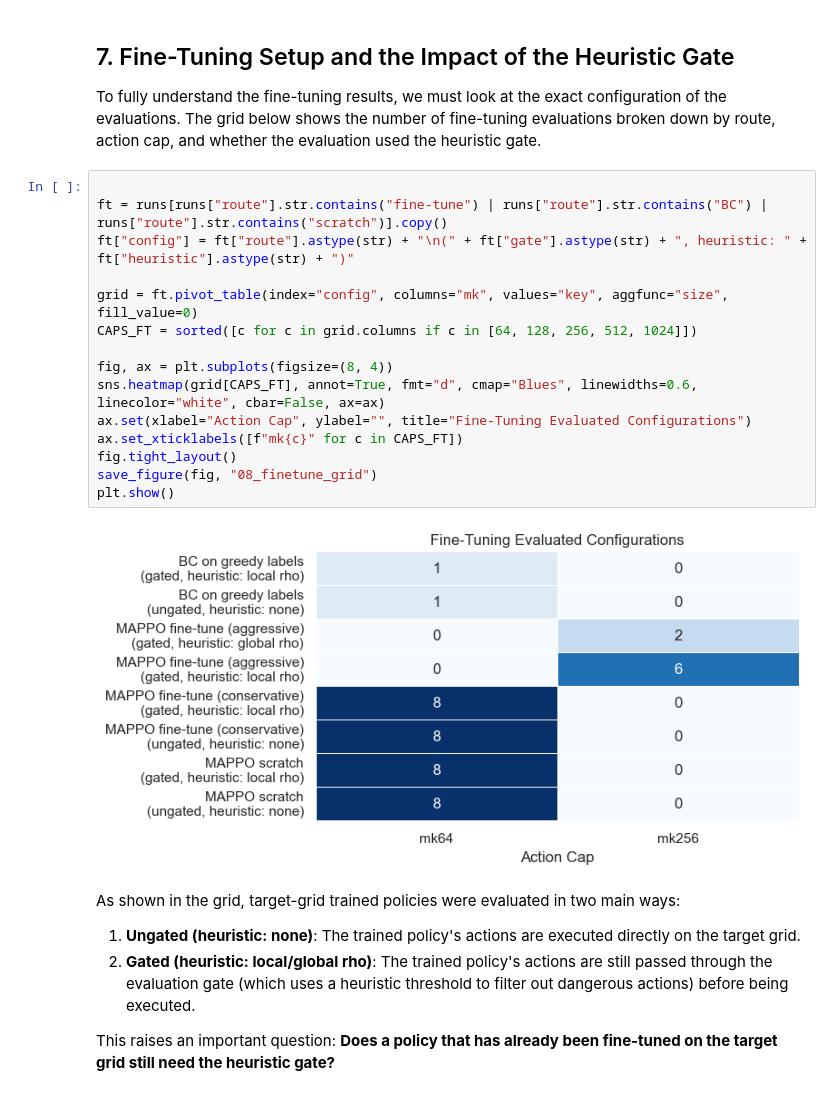
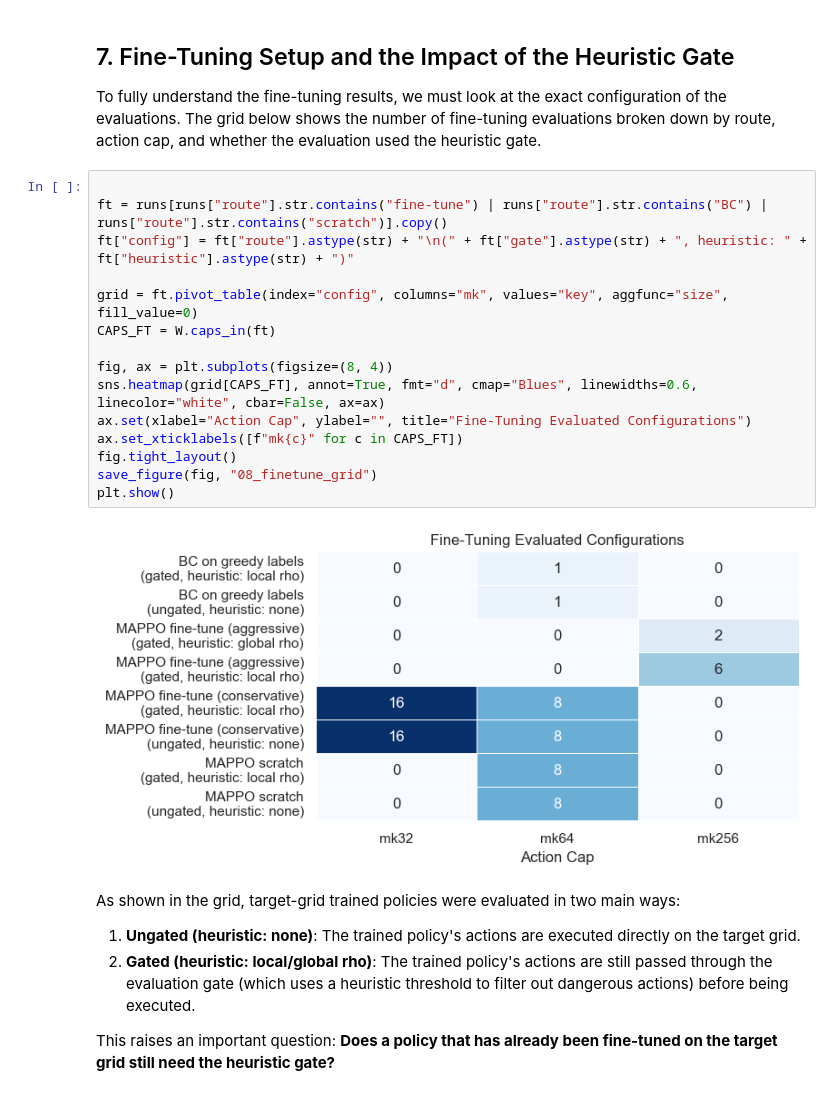
Before and after one commit to corentinplumet/RL_Marl2grid, a Jupyter notebook: Topology_Task/analysis/metrics/notebooks/episodic_survival/transfer_story.ipynb, the cells around one changed output. Cells and saved outputs as stored; diff of their text form.

```diff
--- a/Topology_Task/analysis/metrics/notebooks/episodic_survival/transfer_story.ipynb
+++ b/Topology_Task/analysis/metrics/notebooks/episodic_survival/transfer_story.ipynb
@@ -759,20 +763,20 @@ To fully understand the fine-tuning results, we must look at the exact configura
 # %%
 
 ft = runs[runs["route"].str.contains("fine-tune") | runs["route"].str.contains("BC") | runs["route"].str.contains("scratch")].copy()
 ft["config"] = ft["route"].astype(str) + "\n(" + ft["gate"].astype(str) + ", heuristic: " + ft["heuristic"].astype(str) + ")"
 
 grid = ft.pivot_table(index="config", columns="mk", values="key", aggfunc="size", fill_value=0)
-CAPS_FT = sorted([c for c in grid.columns if c in [64, 128, 256, 512, 1024]])
+CAPS_FT = W.caps_in(ft)
 
 fig, ax = plt.subplots(figsize=(8, 4))
 sns.heatmap(grid[CAPS_FT], annot=True, fmt="d", cmap="Blues", linewidths=0.6, linecolor="white", cbar=False, ax=ax)
 ax.set(xlabel="Action Cap", ylabel="", title="Fine-Tuning Evaluated Configurations")
 ax.set_xticklabels([f"mk{c}" for c in CAPS_FT])
 fig.tight_layout()
 save_figure(fig, "08_finetune_grid")
 plt.show()
 # %% [output]
-[figure, old version]
+[figure, new version]
 # %% [markdown]
 
 As shown in the grid, target-grid trained policies were evaluated in two main ways:
```
Also changed, not shown: parts of 13 cells of this notebook, 7 other files.
